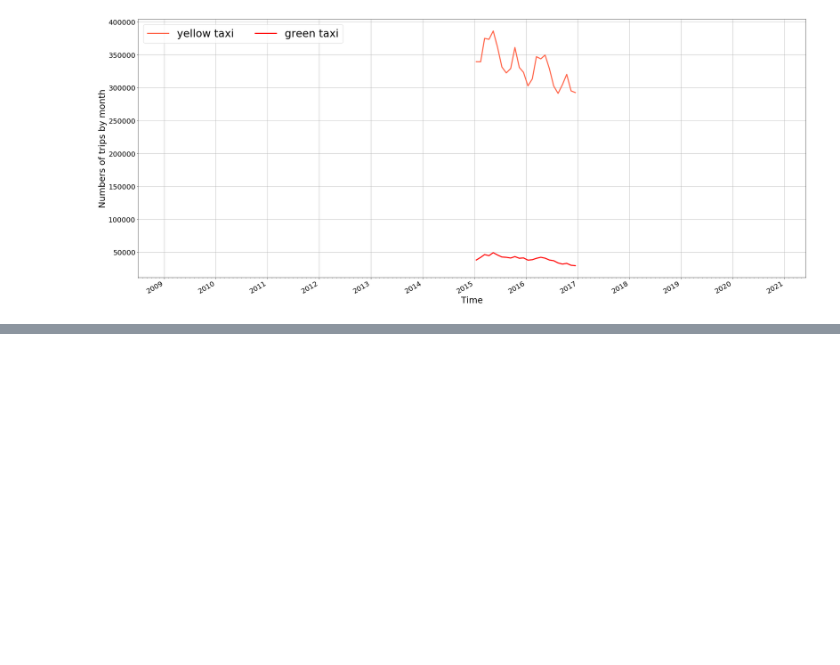
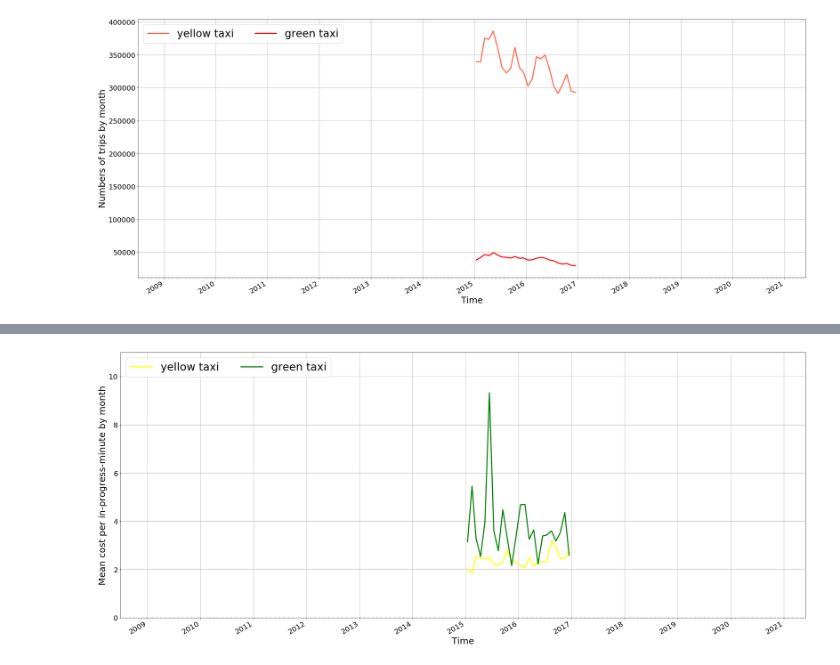
Before and after one commit to MaxDaless/H600-L-Group, a Jupyter notebook: t4_analysis.ipynb, the cells around one changed output, grey strips where cells are left out. Cells and saved outputs as stored; diff of their text form; code cells hidden in the pictures; blank space fills up the shorter version.

```diff
--- a/t4_analysis.ipynb
+++ b/t4_analysis.ipynb
@@ -494,0 +533,20 @@ fig.autofmt_xdate()
+# %%
+# Plot the numbers of monthly number of trips
+i = -1
+fig, ax = plt.subplots(1,figsize=(34,15))
+ax.xaxis.set_major_locator(years)
+ax.xaxis.set_major_formatter(years_fmt)
+ax.xaxis.set_minor_locator(months)
+for taxi_brand in ["yellow","green"] :
+    i = i+1
+    ax.plot(dating[taxi_brand],var[taxi_brand],color=taxi_brand,label='%s taxi' %(taxi_brand),lw=3) # Line not visible, only to show values
+ax.set_xlim(xmin,xmax,1)
+ax.set_ylim(0,round(maxi+(maxi*0.15)))
+ax.set_xlabel("Time")
+ax.set_ylabel("Mean cost per in-progress-minute by month")
+ax.format_ydata = lambda x: '$%1.2f' % x
+ax.grid(True)
+plt.legend(ncol=4,loc=2)
+fig.autofmt_xdate()
+# %% [output]
+[figure, added]
```
Also changed, not shown: parts of 33 cells of this notebook.
